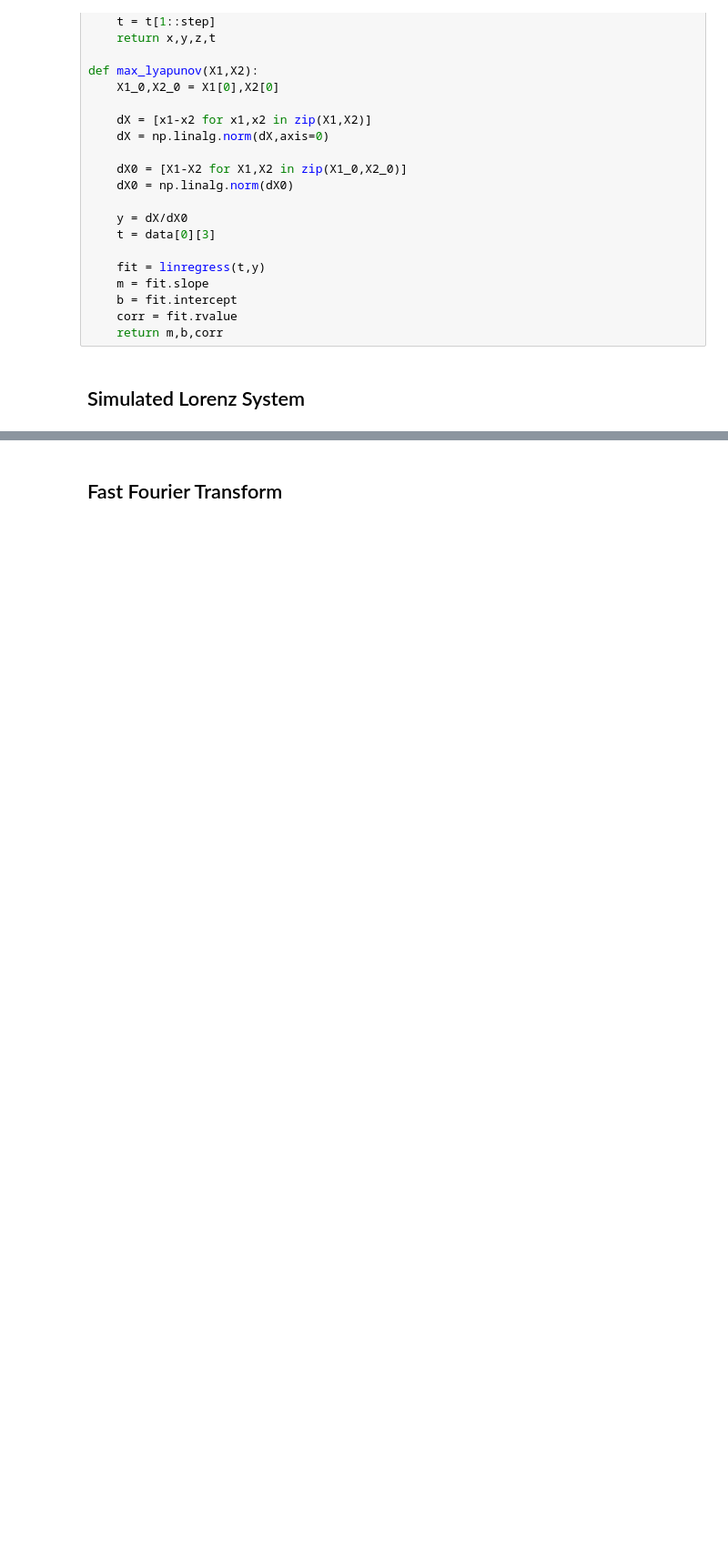
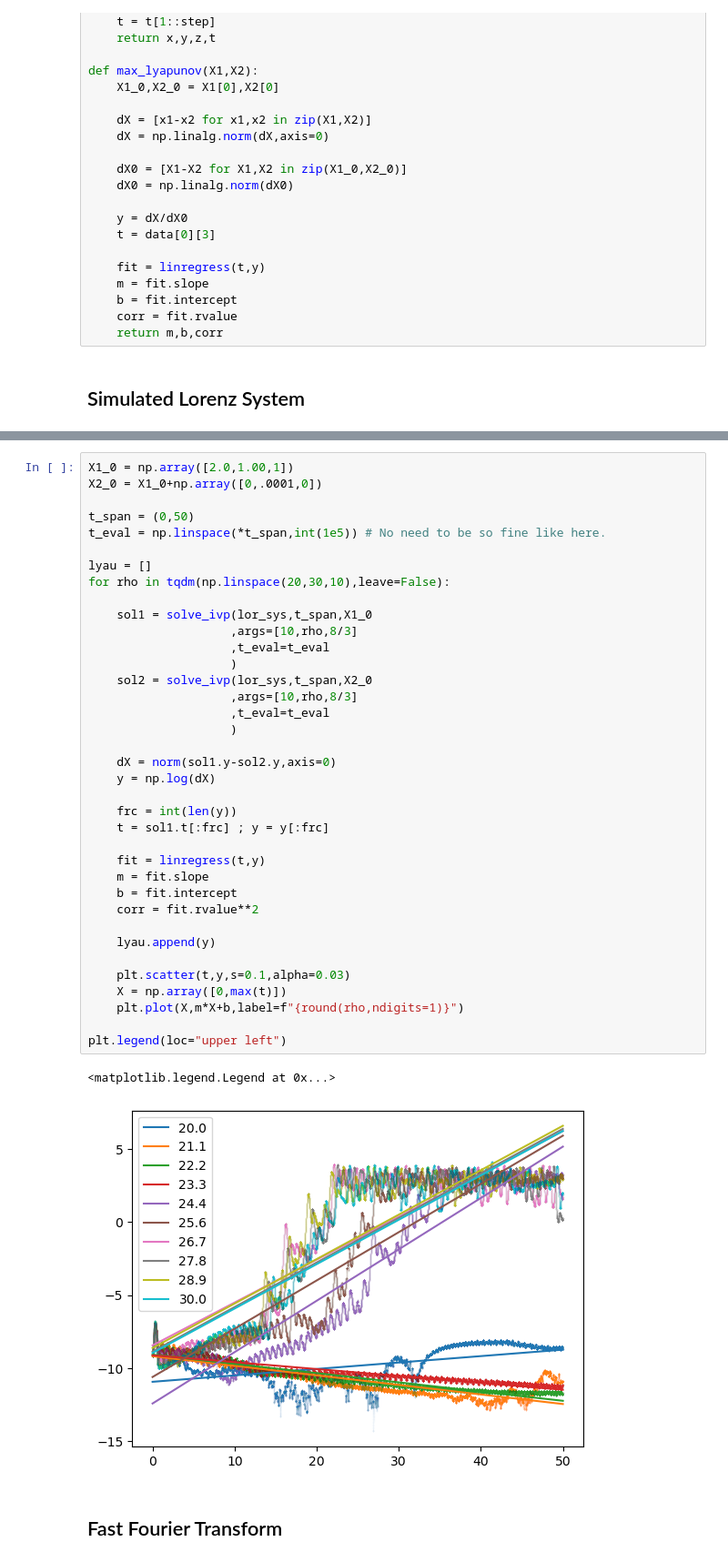
Before and after one commit to Chwanhee/Metrology, a Jupyter notebook: Report_2/FFT_Poincare_Bif.ipynb, the cells around one changed output, grey strips where cells are left out. Shown at 91% size. Saved outputs shown, nothing was run; the diff lists cells and outputs as text; blank space fills up the shorter version.

```diff
--- a/Report_2/FFT_Poincare_Bif.ipynb
+++ b/Report_2/FFT_Poincare_Bif.ipynb
@@ -126,3 +140,43 @@ for var in [x_sol,y_sol,z_sol]:
+# %%
+X1_0 = np.array([2.0,1.00,1])
+X2_0 = X1_0+np.array([0,.0001,0])
+
+t_span = (0,50)
+t_eval = np.linspace(*t_span,int(1e5)) # No need to be so fine like here.
+
+lyau = []
+for rho in tqdm(np.linspace(20,30,10),leave=False):
+
+    sol1 = solve_ivp(lor_sys,t_span,X1_0
+                    ,args=[10,rho,8/3]
+                    ,t_eval=t_eval
+                    )
+    sol2 = solve_ivp(lor_sys,t_span,X2_0
+                    ,args=[10,rho,8/3]
+                    ,t_eval=t_eval
+                    )
+
+    dX = norm(sol1.y-sol2.y,axis=0)
+    y = np.log(dX)
+
+    frc = int(len(y))
+    t = sol1.t[:frc] ; y = y[:frc]
+
+    fit = linregress(t,y)
+    m = fit.slope
+    b = fit.intercept
+    corr = fit.rvalue**2
+
+    lyau.append(y)
+
+    plt.scatter(t,y,s=0.1,alpha=0.03)
+    X = np.array([0,max(t)])
+    plt.plot(X,m*X+b,label=f"{round(rho,ndigits=1)}")
+
+plt.legend(loc="upper left")
+# %% [output]
+<matplotlib.legend.Legend at 0x...>
+[figure, added]
 # %% [markdown]
 ## Fast Fourier Transform
 # %%
```
Also changed, not shown: parts of 3 cells of this notebook, 1 other file.
